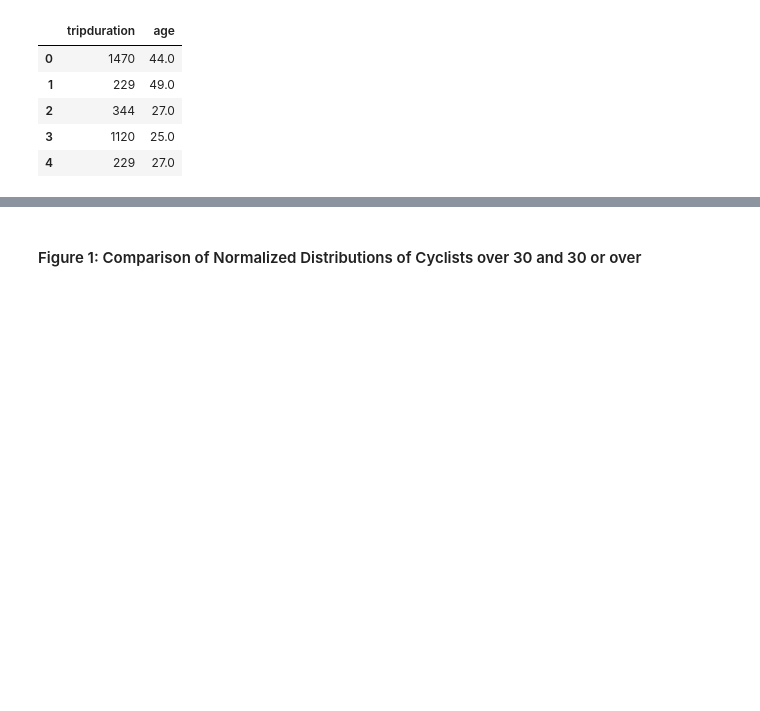
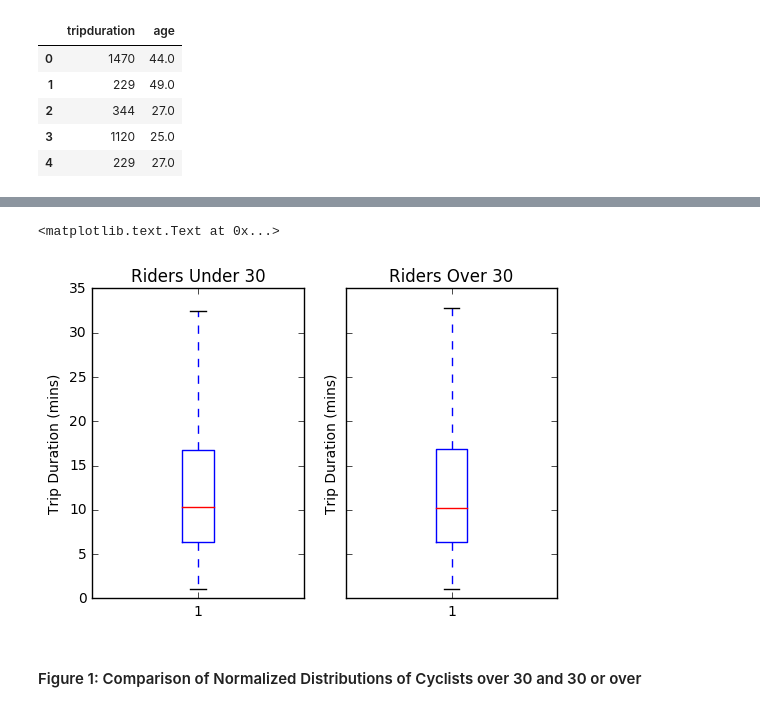
Before and after one commit to dfay88-zz/PUI2016_df1383, a Jupyter notebook: HW3_df1383/HW3_2_df1383.ipynb, the cells around one changed output, grey strips where cells are left out. Drawn from its saved outputs; the diff is of its cells as text; code cells hidden in the pictures; blank space fills up the shorter version.

Commit message:
Added Boxplot HW3_2

```diff
--- a/HW3_df1383/HW3_2_df1383.ipynb
+++ b/HW3_df1383/HW3_2_df1383.ipynb
@@ -127,3 +129,15 @@ plt.legend(loc='upper right')
+# %%
+# Plot Box Plot for trip duration of riders over and under 30
+f, (ax1, ax2) = plt.subplots(1, 2, sharey=True)
+ax1.boxplot(df_under30['tripduration'].values,0,'')
+ax1.set_title('Riders Under 30')
+ax1.set_ylabel('Trip Duration (mins)')
+ax2.boxplot(df_over30['tripduration'].values,0,'')
+ax2.set_title('Riders Over 30')
+ax2.set_ylabel('Trip Duration (mins)')
+# %% [output]
+<matplotlib.text.Text at 0x...>
+[figure, added]
 # %% [markdown]
 #### Figure 1: Comparison of Normalized Distributions of Cyclists over 30 and 30 or over
 # %%
```
Also changed, not shown: parts of 4 cells of this notebook.
